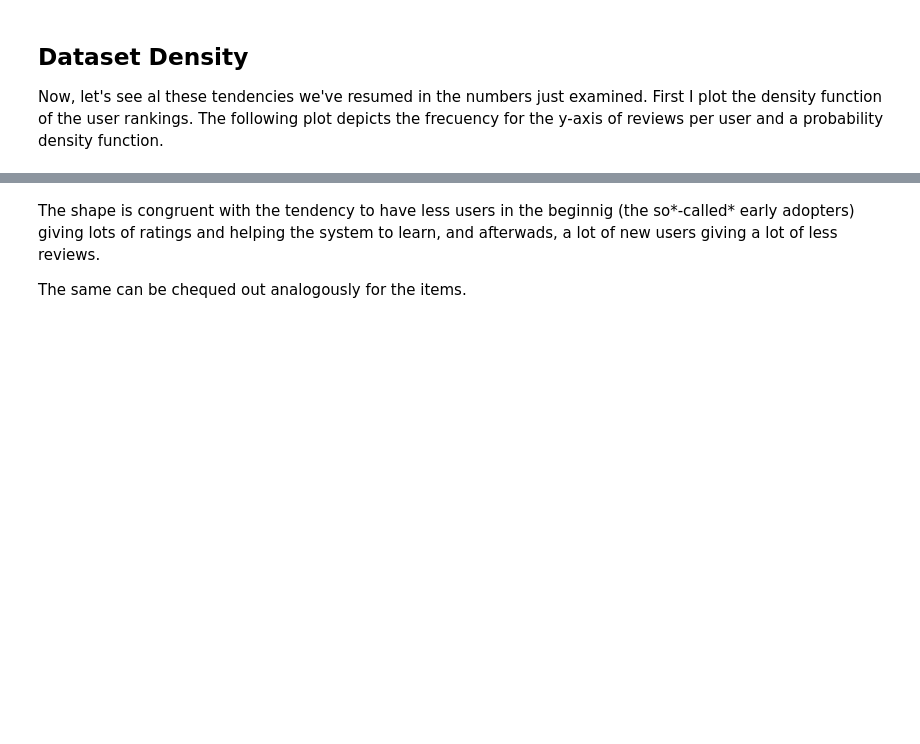
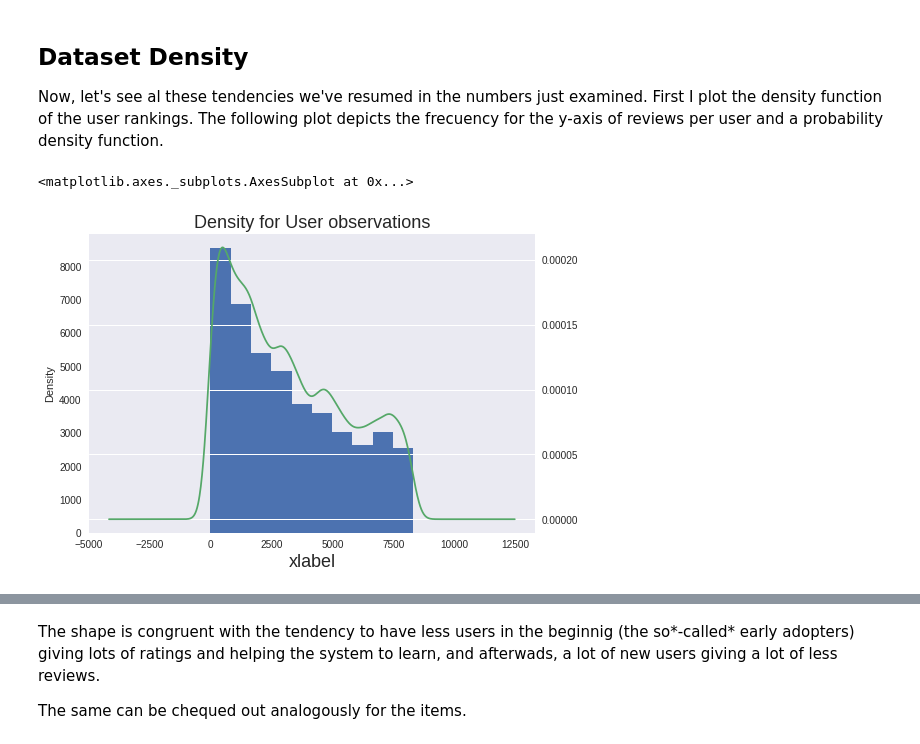
Before and after one commit to paulanavarretec/RecSys-Tarea1, a Jupyter notebook: Recsys_Tarea1.ipynb, the cells around one changed output, grey strips where cells are left out. Saved outputs shown, nothing was run; the diff lists cells and outputs as text; code cells hidden in the pictures; blank space fills up the shorter version.

```diff
--- a/Recsys_Tarea1.ipynb
+++ b/Recsys_Tarea1.ipynb
@@ -206,6 +206,21 @@ dtype: float64
 ## Dataset Density
 
 Now, let's see al these tendencies we've resumed in the numbers just examined. First I plot the density function of the user rankings. The following plot depicts the frecuency for the y-axis of reviews per user and a probability density function.
+# %%
+# train_file['userID'].plot.kde()
+# train_file['userID'].plot.hist() # or alternatively
+
+ax = train_file.userID.plot(kind='hist')
+ax.set_title('Density for User observations', fontsize=18)
+
+ax.set_xlabel('xlabel', fontsize=18)
+('ylabel', fontsize=16)
+# fig.savefig('test.jpg')
+
+train_file.userID.plot(kind='kde', ax=ax, secondary_y=True)
+# %% [output]
+<matplotlib.axes._subplots.AxesSubplot at 0x...>
+[figure, added]
 # %%
 # train_file['userID'].plot.kde()
 # train_file['userID'].plot.hist() # or alternatively
```
Also changed, not shown: parts of 5 cells of this notebook.
